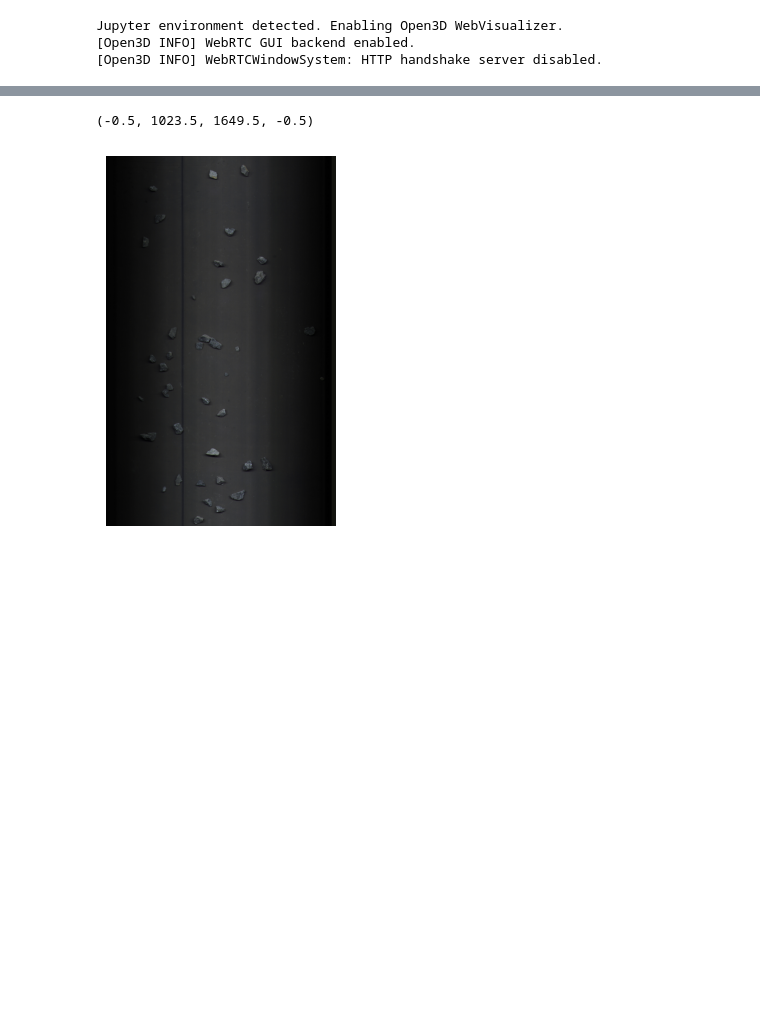
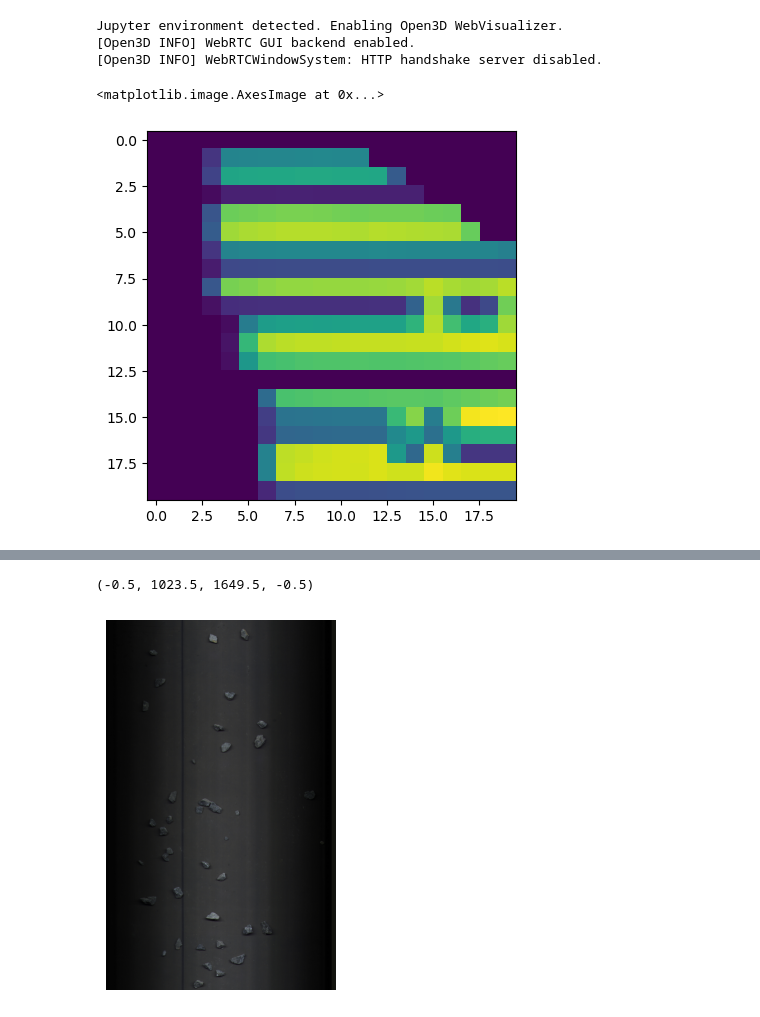
Before and after one commit to yaojian95/lidar, a Jupyter notebook: py_src/test.ipynb, the cells around one changed output, grey strips where cells are left out. Cells and saved outputs as stored; diff of their text form; code cells hidden in the pictures; blank space fills up the shorter version.

```diff
--- a/py_src/test.ipynb
+++ b/py_src/test.ipynb
@@ -10,3 +11,15 @@ import matplotlib.pyplot as plt
 Jupyter environment detected. Enabling Open3D WebVisualizer.
 [Open3D INFO] WebRTC GUI backend enabled.
 [Open3D INFO] WebRTCWindowSystem: HTTP handshake server disabled.
+# %%
+import cv2
+data_path = "E:\\multi_source_info\\lidar\\results\\ore_patches"
+
+thickness = cv2.imread(os.path.join(data_path, "ore_0_thickness.tif"), cv2.IMREAD_UNCHANGED)  # float32
+mask = cv2.imread(os.path.join(data_path, "ore_0_mask.png"), cv2.IMREAD_GRAYSCALE)            # uint8
+xrt_low = cv2.imread(os.path.join(data_path, "ore_0_xrt_low.png"), cv2.IMREAD_GRAYSCALE)     # uint8
+# %%
+plt.imshow(thickness[:20, :20])
+# %% [output]
+<matplotlib.image.AxesImage at 0x...>
+[figure, added]
```
Also changed, not shown: parts of 4 cells of this notebook, 8 other files.
